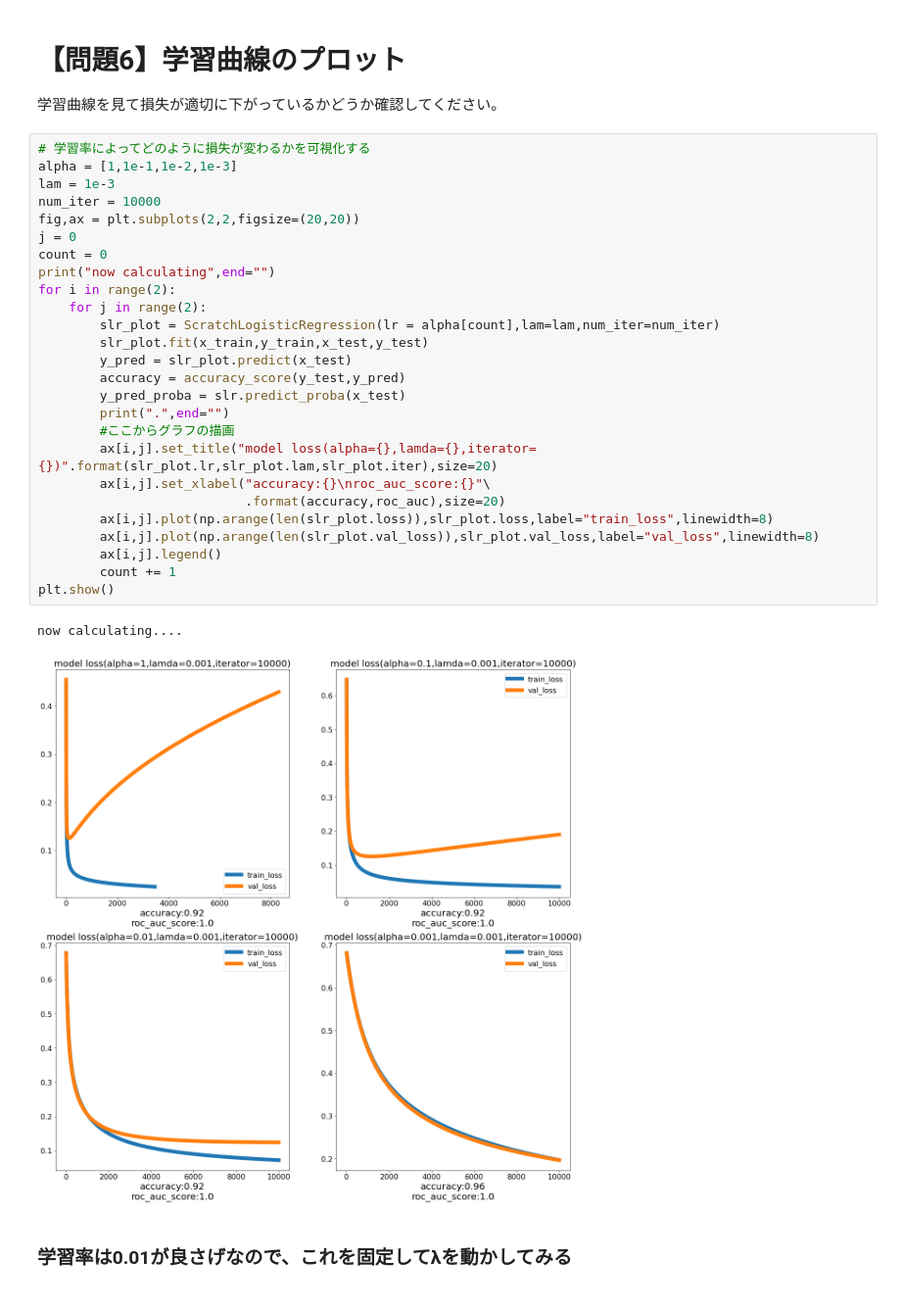
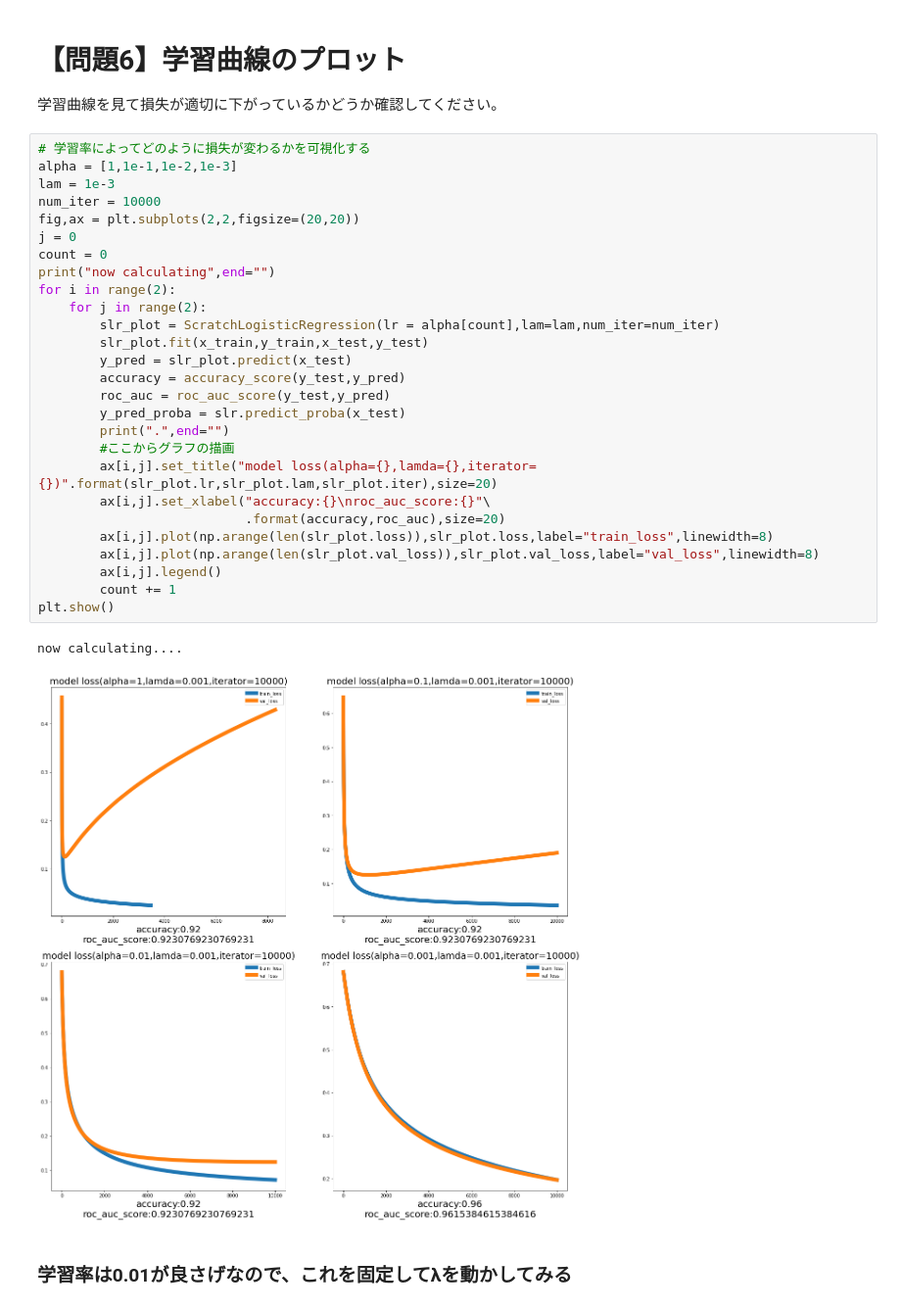
Before and after one commit to Go-to-Ray/diveintocode-ml-1, a Jupyter notebook: term1/scratch_logistic_regression.ipynb, the cells around one changed output. Shown at 98% size. Drawn from its saved outputs; the diff is of its cells as text.

```diff
--- a/term1/scratch_logistic_regression.ipynb
+++ b/term1/scratch_logistic_regression.ipynb
@@ -527,32 +546,33 @@ display(pd.DataFrame(value,index = index,columns = columns))
 # %%
 # 学習率によってどのように損失が変わるかを可視化する
 alpha = [1,1e-1,1e-2,1e-3]
 lam = 1e-3
 num_iter = 10000
 fig,ax = plt.subplots(2,2,figsize=(20,20))
 j = 0
 count = 0
 print("now calculating",end="")
 for i in range(2):
     for j in range(2):
         slr_plot = ScratchLogisticRegression(lr = alpha[count],lam=lam,num_iter=num_iter)
         slr_plot.fit(x_train,y_train,x_test,y_test)
         y_pred = slr_plot.predict(x_test)
         accuracy = accuracy_score(y_test,y_pred)
+        roc_auc = roc_auc_score(y_test,y_pred)
         y_pred_proba = slr.predict_proba(x_test)
         print(".",end="")
         #ここからグラフの描画
         ax[i,j].set_title("model loss(alpha={},lamda={},iterator={})".format(slr_plot.lr,slr_plot.lam,slr_plot.iter),size=20)
         ax[i,j].set_xlabel("accuracy:{}\nroc_auc_score:{}"\
                            .format(accuracy,roc_auc),size=20)
         ax[i,j].plot(np.arange(len(slr_plot.loss)),slr_plot.loss,label="train_loss",linewidth=8)
         ax[i,j].plot(np.arange(len(slr_plot.val_loss)),slr_plot.val_loss,label="val_loss",linewidth=8)
         ax[i,j].legend()
         count += 1
 plt.show()
 # %% [output]
 now calculating....
-[figure, old version]
+[figure, new version]
 # %% [markdown]
 ### 学習率は0.01が良さげなので、これを固定してλを動かしてみる
 # %%
```
Also changed, not shown: parts of 12 cells of this notebook.
